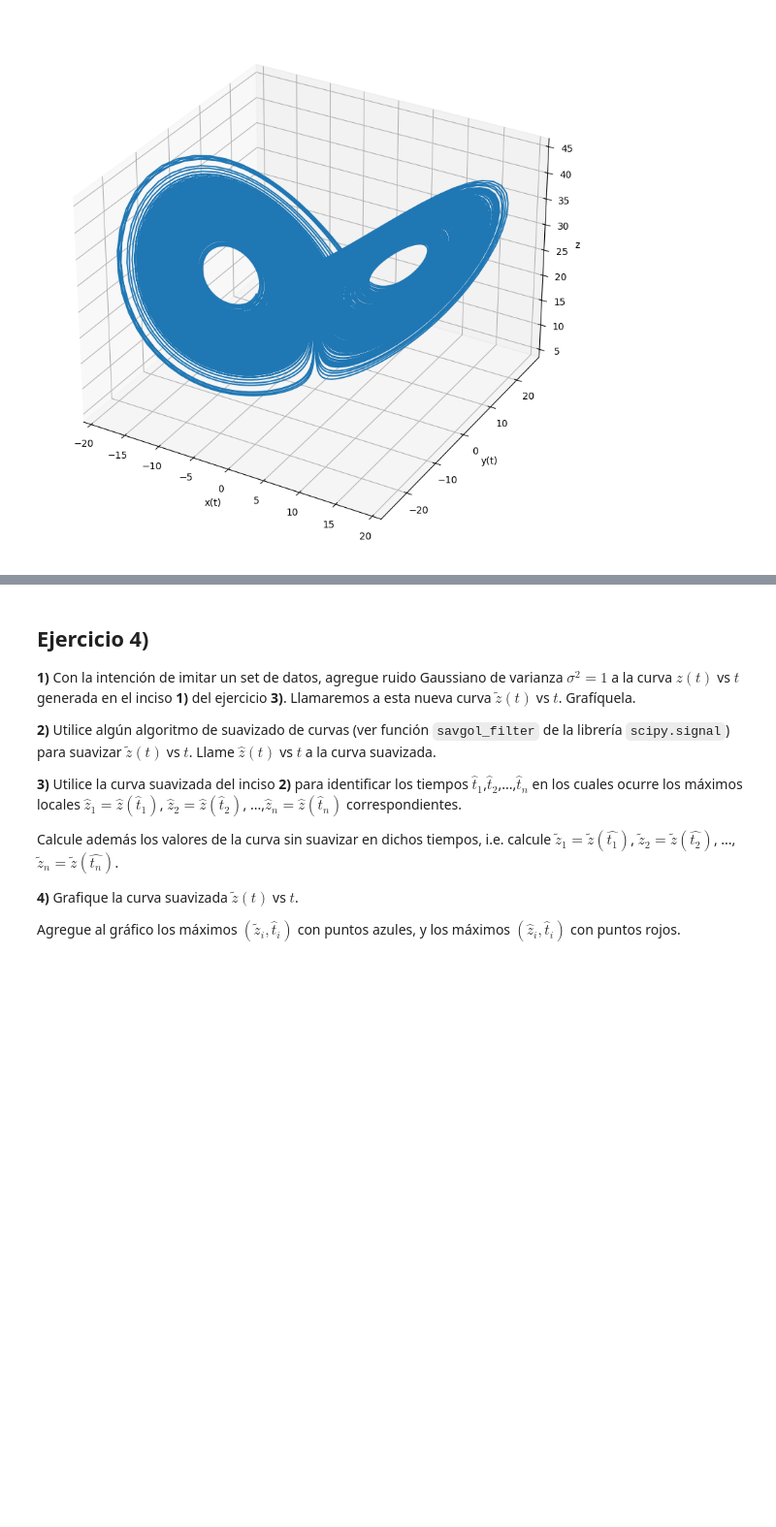
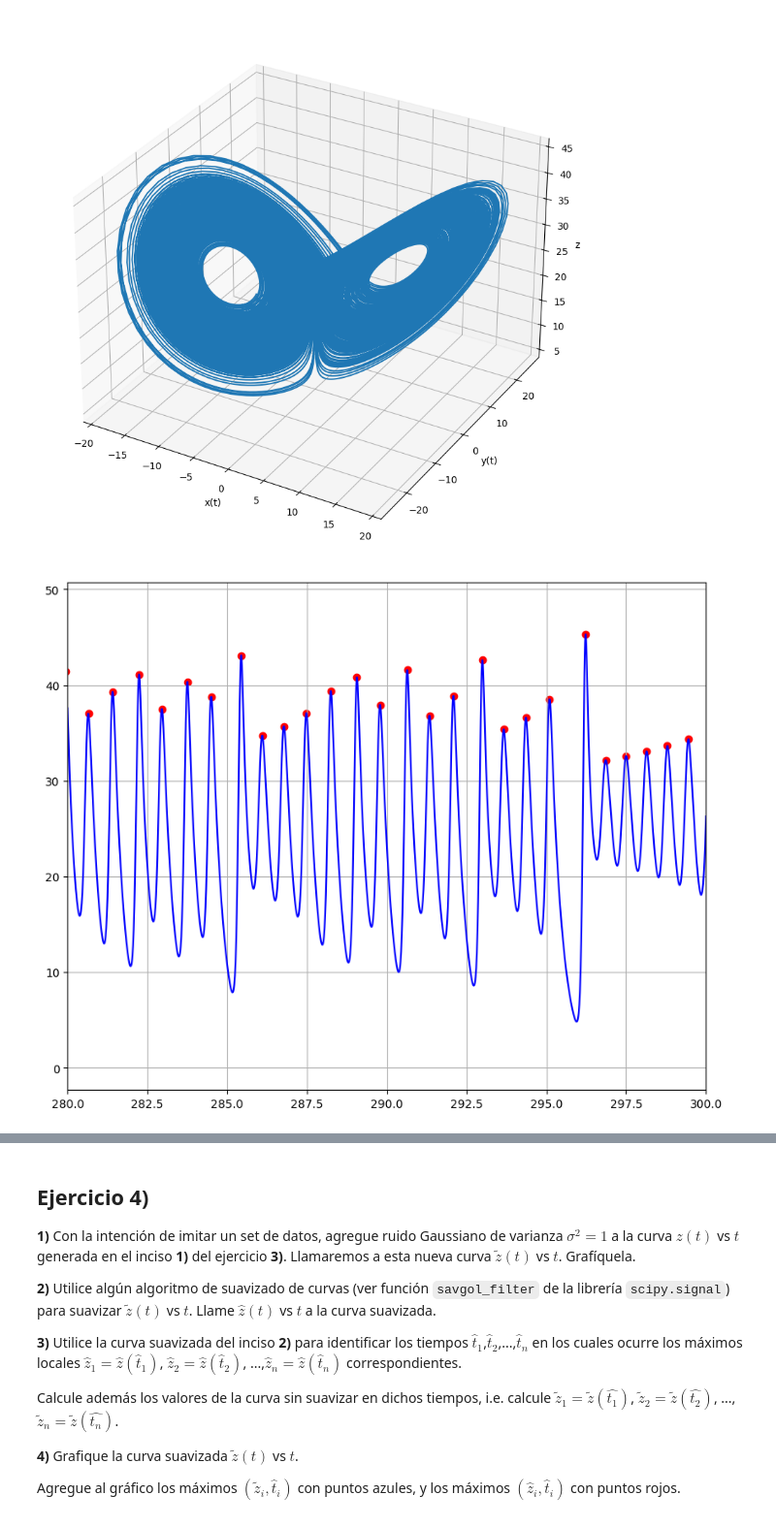
Before and after one commit to AdolfoBanchio/Redes-neuronales-2024, a Jupyter notebook: guias_ejercicios/redes_neuronales_2024_guia_6.ipynb, the cells around one changed output, grey strips where cells are left out. Shown at 97% size. Cells and saved outputs as stored; diff of their text form; code cells hidden in the pictures; blank space fills up the shorter version.

```diff
--- a/guias_ejercicios/redes_neuronales_2024_guia_6.ipynb
+++ b/guias_ejercicios/redes_neuronales_2024_guia_6.ipynb
@@ -246,0 +243,15 @@ z = np.array(w_4[2,1000:])
+# %%
+z = np.array(w_4[2])
+
+z_p_index, _ = sgn.find_peaks(z, height=0.0)
+
+fig = plt.figure(figsize=(10, 8))
+
+plt.plot(t_4,z,color='blue')
+plt.scatter(t_4[z_p_index],z[z_p_index],color='red')
+plt.xlim(280, 300)
+plt.grid()
+plt.show()
+# TODO
+# %% [output]
+[figure, added]
```
Also changed, not shown: parts of 10 cells of this notebook, 4 other files.
